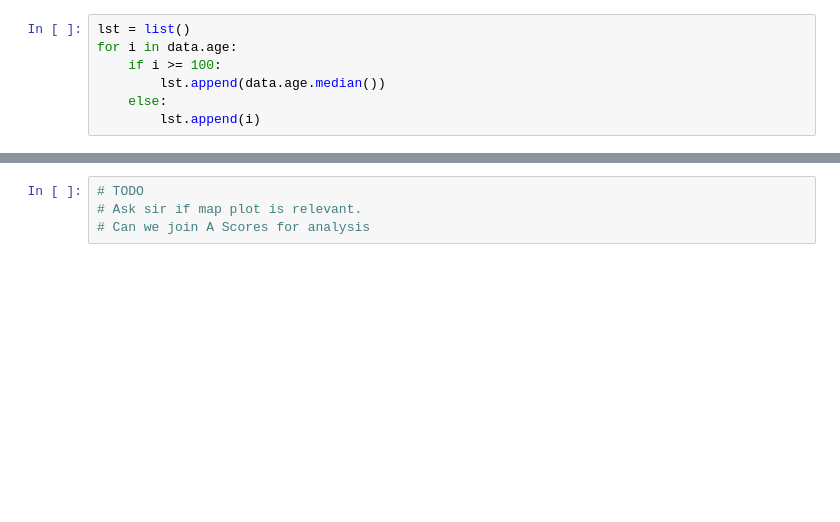
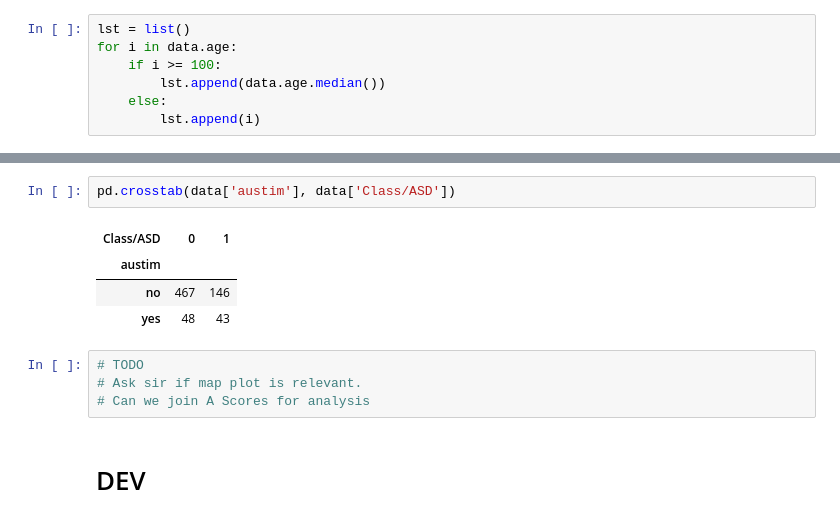
Before and after one commit to BALAJI24092001/AUTISM-SCREENING-DATA-ANALYSIS, a Jupyter notebook: components/Autism.ipynb, the cells around one changed output, grey strips where cells are left out. Cells and saved outputs as stored; diff of their text form; blank space fills up the shorter version.

```diff
--- a/components/Autism.ipynb
+++ b/components/Autism.ipynb
@@ -241,5 +398,14 @@ dtype: int64
 dtype: int64
+# %%
+pd.crosstab(data['austim'], data['Class/ASD'])
+# %% [output]
+| Class/ASD | 0 | 1 |
+| austim |  |  |
+| no | 467 | 146 |
+| yes | 48 | 43 |
 # %%
 # TODO
 # Ask sir if map plot is relevant.
 # Can we join A Scores for analysis
+# %% [markdown]
+# DEV
```
Also changed, not shown: parts of 45 cells of this notebook, 6 other files.
